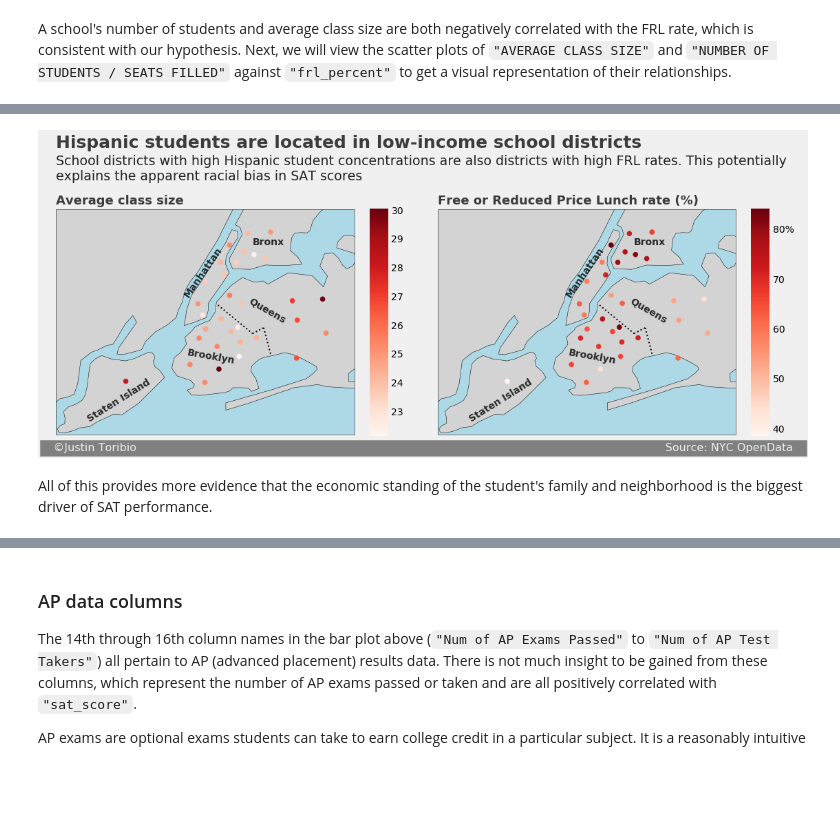
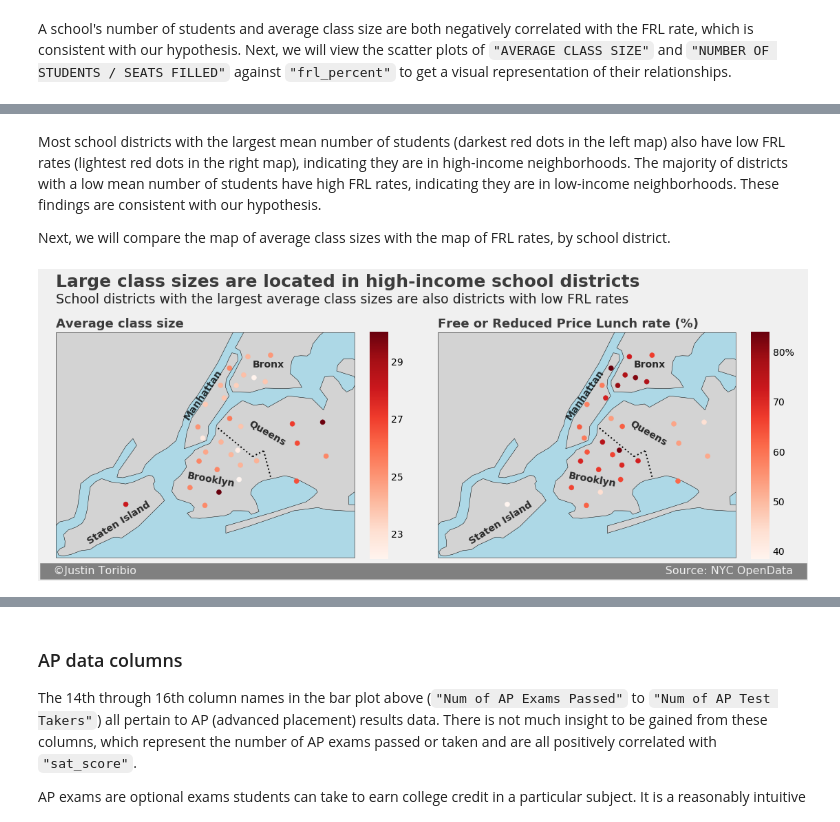
Before and after one commit to JustinToribio/analyzing-the-sat, a Jupyter notebook: notebooks/1.0-jt-analyze-the-sat.ipynb, the cells around one changed output, grey strips where cells are left out. Drawn from its saved outputs; the diff is of its cells as text; code cells hidden in the pictures; blank space fills up the shorter version.

```diff
--- a/notebooks/1.0-jt-analyze-the-sat.ipynb
+++ b/notebooks/1.0-jt-analyze-the-sat.ipynb
@@ -1088,20 +1088,20 @@ create_nyc_map("NUMBER OF STUDENTS / SEATS FILLED", "frl_percent", title=title,
+# %% [markdown]
+Most school districts with the largest mean number of students (darkest red dots in the left map) also have low FRL rates (lightest red dots in the right map), indicating they are in high-income neighborhoods.  The majority of districts with a low mean number of students have high FRL rates, indicating they are in low-income neighborhoods.  These findings are consistent with our hypothesis.
+
+Next, we will compare the map of average class sizes with the map of FRL rates, by school district.
 # %%
 # Assign the title and subtitle of the map plot to variables.
-title = "Hispanic students are located in low-income school districts"
-subtitle = ("School districts with high Hispanic student concentrations are"
-            " also districts with high FRL rates. This potentially\n"
-            "explains the apparent racial bias in SAT scores")
+title = "Large class sizes are located in high-income school districts"
+subtitle = ("School districts with the largest average class sizes"
+            " are also districts with low FRL rates")
 
 # Create and display the side by side map plot.
 create_nyc_map("AVERAGE CLASS SIZE", "frl_percent", title=title,
-               title_y_adj=.01, subtitle=subtitle, subtitle_y_adj=.04,
+               title_y_adj=-.02, subtitle=subtitle, subtitle_y_adj=.04,
                sig_space_adj=148, map_title_1="Average class size",
                map_title_2="Free or Reduced Price Lunch rate (%)",
-               #colorbar_ticks_1=[20, 40, 60, 80],
-               #colorbar_tick_labels_1=[20, 40, 60, "80%"],
+               colorbar_ticks_1=[23, 25, 27, 29],
                colorbar_ticks_2=[40, 50, 60, 70, 80],
                colorbar_tick_labels_2=[40, 50, 60, 70, "80%"])
 # %% [output]
-[figure, old version]
+[figure, new version]
-# %% [markdown]
-All of this provides more evidence that the economic standing of the student's family and neighborhood is the biggest driver of SAT performance.
```
Also changed, not shown: parts of 4 cells of this notebook.
